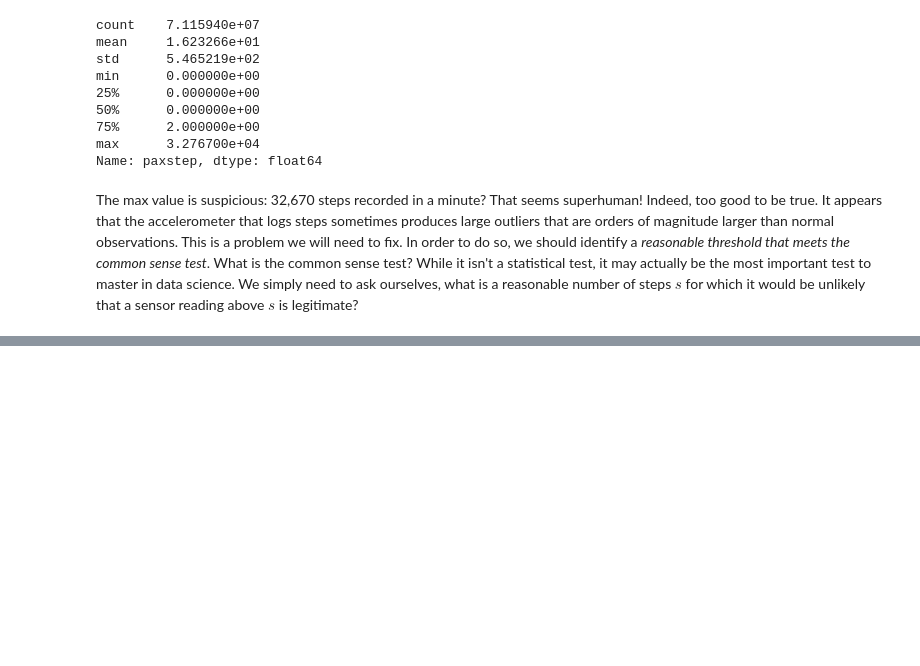
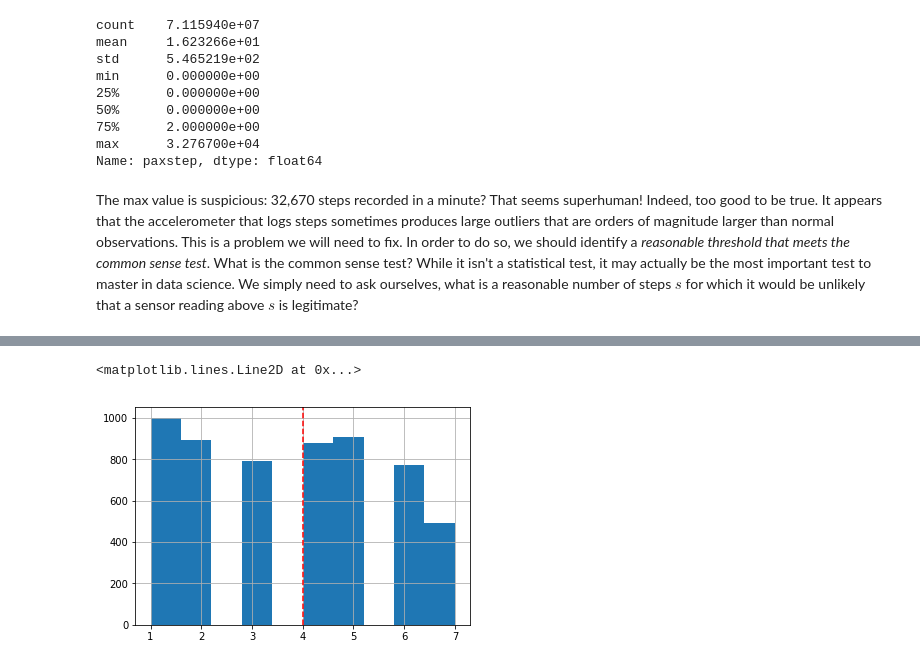
Before and after one commit to evidation-health/EvidationDataScienceModule, a Jupyter notebook: notebooks/0-ETL-Munging-QC.ipynb, the cells around one changed output, grey strips where cells are left out. Cells and saved outputs as stored; diff of their text form; code cells hidden in the pictures; blank space fills up the shorter version.

```diff
--- a/notebooks/0-ETL-Munging-QC.ipynb
+++ b/notebooks/0-ETL-Munging-QC.ipynb
@@ -320,2 +370,10 @@ Each of these strategies forces us to make assumptions about the data that may n
+# %%
+# Set outliers to be null
+pax_raw.loc[pax_raw.paxstep > step_threshold, 'paxstep'] = np.nan
+
+# Use linear interpolation within seqn to fill now missing values
+# Check out the docs for pandas.DataFrame.interpolate if this seems
+# like magic
+pax_raw['paxstep'] = pax_raw.groupby('seqn').paxstep.transform(pd.DataFrame.interpolate, method='linear')
 # %%
 cut_pctile = 0.99 # Set our fill value to be the 99th percentile of each user's step distribution
@@ -395,0 +399,15 @@ quest_meta_data.head()
+# %%
+# Require 600 minutes of wear time
+min_req_wear_time = 60*10
+
+# Create a boolean "mask" denoting person-days with > 600 minutes of wear time
+keep_days = pax_raw[pax_raw.paxinten > 0].groupby(['seqn', 'paxday']).paxinten.count() >= min_req_wear_time
+
+# Turn the multi-indexed series back into a DataFrame
+keep_days = keep_days.reset_index()
+
+# Keep only user-days where we observe the min required wer time
+keep_days = keep_days.loc[keep_days.paxinten==True, ['seqn', 'paxday']]
+# %%
+# Inner join pax_raw with the rows we want to keep
+pax_raw = pax_raw.merge(keep_days, on=['seqn', 'paxday'], how='inner')
@@ -395,0 +420,10 @@ quest_meta_data.head()
+# %%
+# Let's again use the inner join method we used above
+n_user_days = pax_raw[['seqn', 'paxday']].drop_duplicates().groupby('seqn').size()
+# %%
+# Check out the distribution of days worn
+n_user_days.hist()
+plt.axvline(x=4, c='r', linestyle='--')
+# %% [output]
+<matplotlib.lines.Line2D at 0x...>
+[figure, added]
```
Also changed, not shown: parts of 44 cells of this notebook, 2 other files.
